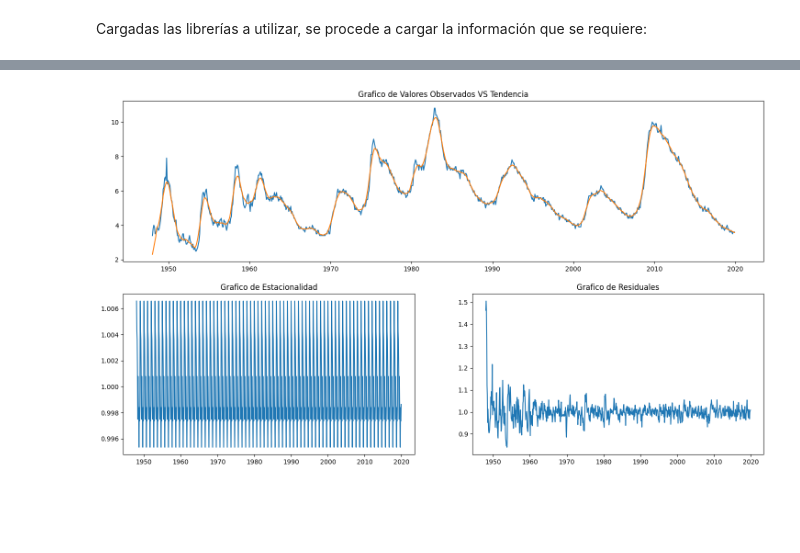
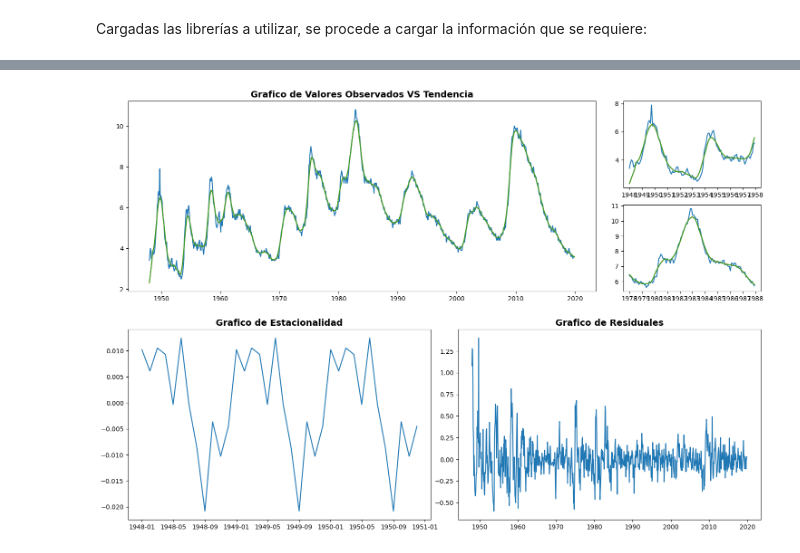
Before and after one commit to daagonzalezsa/Media.Monks_Assesment, a Jupyter notebook: Tasa_Desempleo_EEUU.ipynb, the cells around one changed output, grey strips where cells are left out. Saved outputs shown, nothing was run; the diff lists cells and outputs as text; code cells hidden in the pictures; blank space fills up the shorter version.

```diff
--- a/Tasa_Desempleo_EEUU.ipynb
+++ b/Tasa_Desempleo_EEUU.ipynb
@@ -18,6 +18,7 @@ df = pd.read_csv("UNRATE.csv")
 df["DATE"] = pd.DatetimeIndex(df["DATE"].apply(lambda x: dt.datetime.strptime(x, "%Y-%m-%d")))
 df["MES"]  = df.reset_index()["DATE"].apply(lambda x: x.month)
 df["ANIO"]  = df.reset_index()["DATE"].apply(lambda x: x.year)
+df["UNRATE_DIFF"] = df["UNRATE"].diff()
 df.set_index("DATE", inplace=True)
-df
+df.head()
 # %% [output]
@@ -95,17 +84,31 @@ md = seasonal_decompose(df[["UNRATE"]], model="multiplicative", period=12, extra
 # %%
-mosaic = [["A", "A"],
-          ["B", "C"]]
-fig, ax = plt.subplot_mosaic(mosaic, figsize = (18,10))
+md = seasonal_decompose(df[["UNRATE"]], model="additive", period=12, extrapolate_trend='freq')
+
+plt.rc("axes", labelsize = 7, titlesize=14)
+
+mosaic = [["A", "A", "A", [["A1"], ["A2"]]],
+          ["C", "C", "D", "D"]]
+fig, ax = plt.subplot_mosaic(mosaic, figsize = (18,12))
 
 ax["A"].plot(md.observed)
 ax["A"].plot(md.trend)
-ax["B"].plot(md.seasonal)
-ax["C"].plot(md.resid)
+ax["A"].plot(md.trend+md.seasonal)
 
-ax["A"].set_title("Grafico de Valores Observados VS Tendencia")
-ax["B"].set_title("Grafico de Estacionalidad")
-ax["C"].set_title("Grafico de Residuales")
+ax["A1"].plot(md.observed[0:120])
+ax["A1"].plot(md.trend[0:120])
+ax["A1"].plot(md.trend[0:120]+md.seasonal[0:120])
+
+ax["A2"].plot(md.observed[360:480])
+ax["A2"].plot(md.trend[360:480])
+ax["A2"].plot(md.trend[360:480]+md.seasonal[360:480])
+
+ax["C"].plot(md.seasonal[0:36])
+ax["D"].plot(md.resid)
+
+ax["A"].set_title("Grafico de Valores Observados VS Tendencia", fontweight = "bold")
+ax["C"].set_title("Grafico de Estacionalidad", fontweight = "bold")
+ax["D"].set_title("Grafico de Residuales", fontweight = "bold")
 
 plt.show()
 # %% [output]
-[figure, old version]
+[figure, new version]
```
Also changed, not shown: parts of 11 cells of this notebook.
